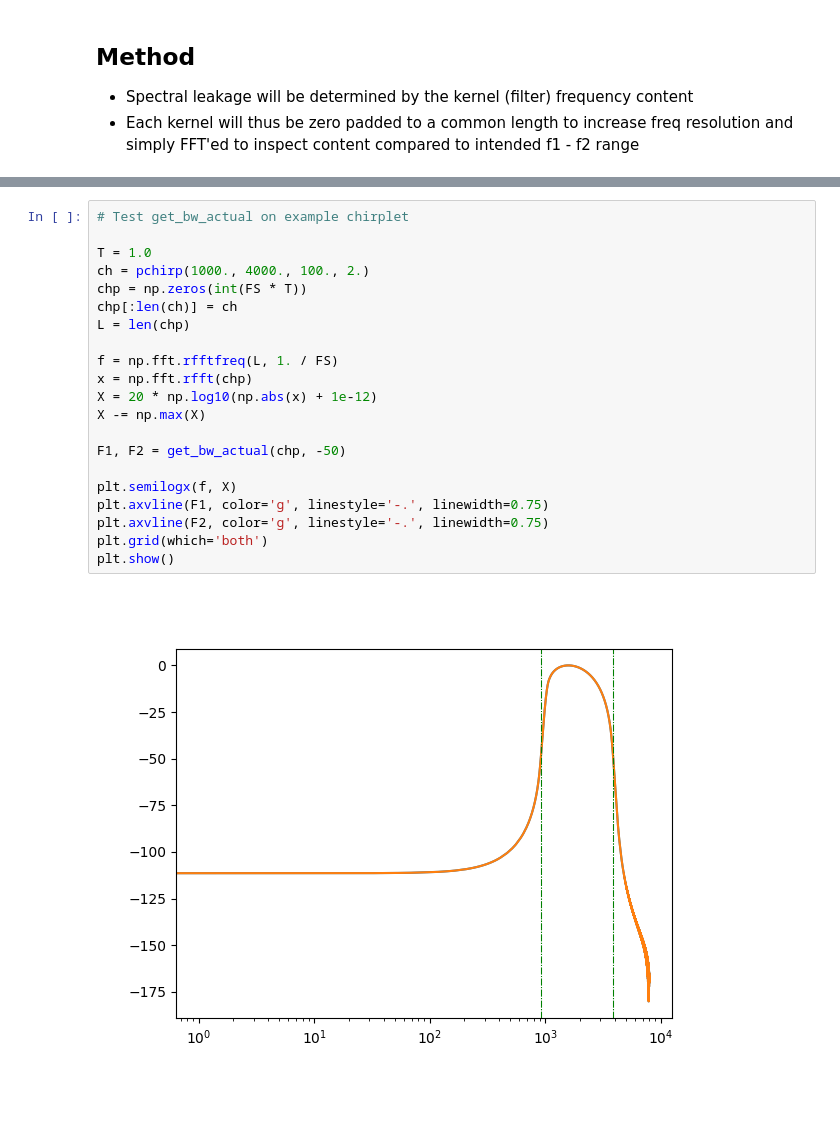
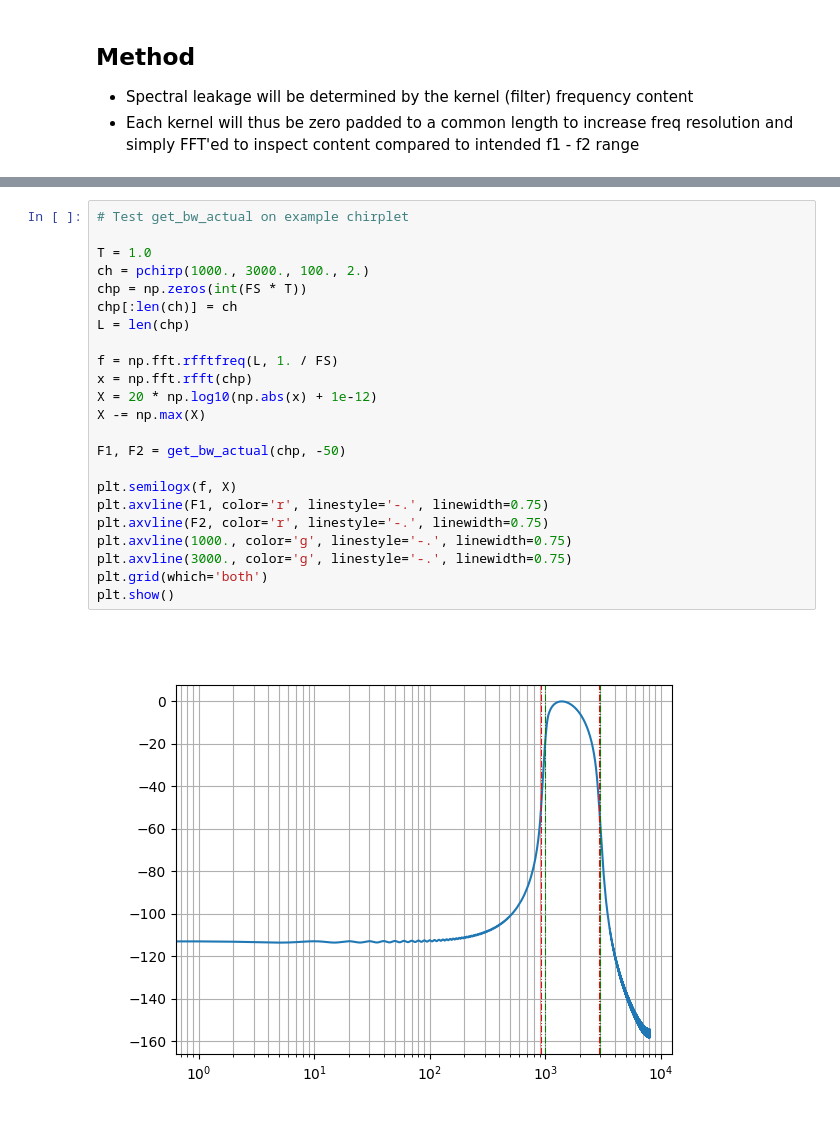
Before and after one commit to lane-miller/speech-deepfake-detection, a Jupyter notebook: 01_poc/04_bandpass_samp.ipynb, the cells around one changed output, grey strips where cells are left out. Cells and saved outputs as stored; diff of their text form.

```diff
--- a/01_poc/04_bandpass_samp.ipynb
+++ b/01_poc/04_bandpass_samp.ipynb
@@ -58,25 +58,27 @@ def get_bw_actual(signal, threshold_dB, samplerate=16000):
 # %%
 # Test get_bw_actual on example chirplet
 
 T = 1.0
-ch = pchirp(1000., 4000., 100., 2.)
+ch = pchirp(1000., 3000., 100., 2.)
 chp = np.zeros(int(FS * T))
 chp[:len(ch)] = ch
 L = len(chp)
 
 f = np.fft.rfftfreq(L, 1. / FS)
 x = np.fft.rfft(chp)
 X = 20 * np.log10(np.abs(x) + 1e-12)
 X -= np.max(X)
 
 F1, F2 = get_bw_actual(chp, -50)
 
 plt.semilogx(f, X)
-plt.axvline(F1, color='g', linestyle='-.', linewidth=0.75)
-plt.axvline(F2, color='g', linestyle='-.', linewidth=0.75)
+plt.axvline(F1, color='r', linestyle='-.', linewidth=0.75)
+plt.axvline(F2, color='r', linestyle='-.', linewidth=0.75)
+plt.axvline(1000., color='g', linestyle='-.', linewidth=0.75)
+plt.axvline(3000., color='g', linestyle='-.', linewidth=0.75)
 plt.grid(which='both')
 plt.show()
 # %% [output]
-[figure, old version]
+[figure, new version]
 # %%
 # Generate many chirplets and collect data
```
Also changed, not shown: parts of 7 cells of this notebook, 1 other file.
